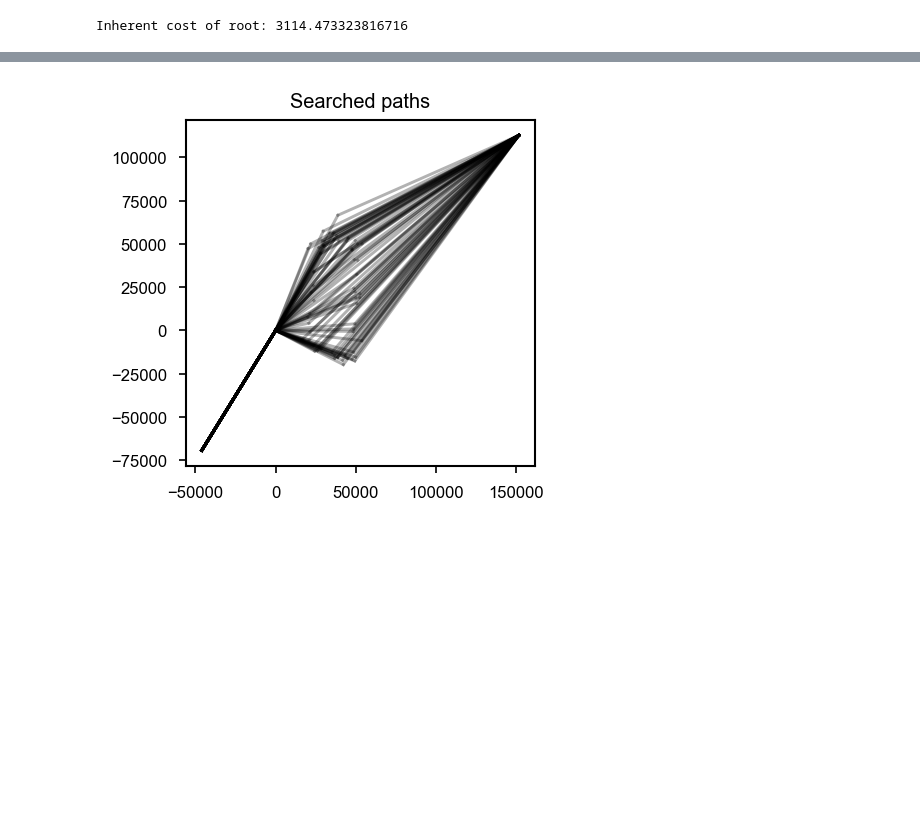
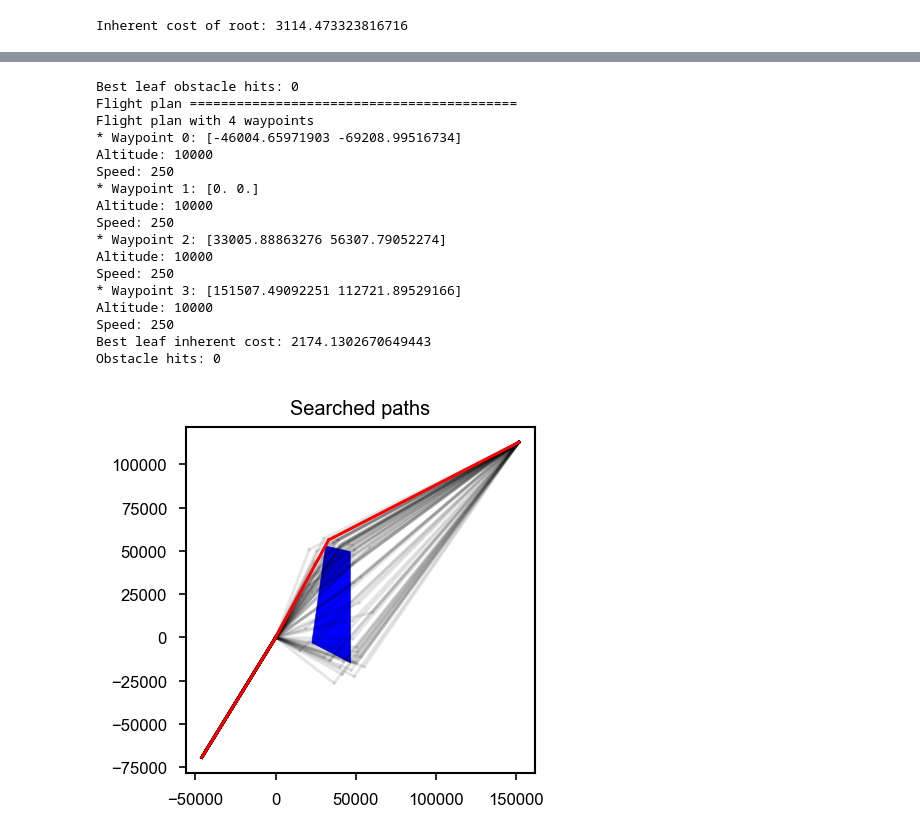
Before and after one commit to thinhhoang95/alpha-azimuth, a Jupyter notebook: MARTINI/scenario/obstacle_avoidance.ipynb, the cells around one changed output, grey strips where cells are left out. Saved outputs shown, nothing was run; the diff lists cells and outputs as text; code cells hidden in the pictures; blank space fills up the shorter version.

Commit message:
Obstacle avoidance done for real

```diff
--- a/MARTINI/scenario/obstacle_avoidance.ipynb
+++ b/MARTINI/scenario/obstacle_avoidance.ipynb
@@ -170,17 +177,59 @@ Best value: 2155.290234416769
 # %%
 plt.figure(figsize=(3, 3), dpi=150)
 
 # Iterate through children and get their states
 for action, child_node in my_tree.root.children.items():
     flight_plan = child_node.state
     # print(f"\nAction: {action}")
     # print(f"Number of waypoints: {len(flight_plan)}")
     # print(f"Waypoints: {flight_plan.waypoints}")
 
     for i in range(len(flight_plan.waypoints) - 1):
-        plt.plot([flight_plan.waypoints[i][0], flight_plan.waypoints[i+1][0]], [flight_plan.waypoints[i][1], flight_plan.waypoints[i+1][1]], color='black', alpha=0.3)
+        plt.plot([flight_plan.waypoints[i][0], flight_plan.waypoints[i+1][0]],
+                 [flight_plan.waypoints[i][1], flight_plan.waypoints[i+1][1]],
+                 color='black', alpha=0.1)
+
+# Plot the obstacle
+plt.fill(np.append(obstacle[:, 0] * 1000, obstacle[0, 0] * 1000),
+             np.append(obstacle[:, 1] * 1000, obstacle[0, 1] * 1000),
+             color='blue')
+
+
+# Find the best leaf node
+best_leaf = my_tree.find_best_leaf()
+
+# Plot the flight plan of the best leaf
+flight_plan = best_leaf.state
+print('Best leaf obstacle hits:', best_leaf.obstacle_hits)
+print('Flight plan ==========================================')
+print(flight_plan)
+
+best_leaf.evaluate_inherent(obstacle_obj, airspace)
+print('Best leaf inherent cost:', best_leaf.inherent_cost)
+print('Obstacle hits:', best_leaf.obstacle_hits)
+
+# Plot the flight plan
+for i in range(len(flight_plan.waypoints) - 1):
+    plt.plot([flight_plan.waypoints[i][0], flight_plan.waypoints[i+1][0]], [flight_plan.waypoints[i][1], flight_plan.waypoints[i+1][1]], color='red')
 
 plt.title('Searched paths')
 plt.show()
 # %% [output]
+Best leaf obstacle hits: 0
+Flight plan ==========================================
+Flight plan with 4 waypoints
+* Waypoint 0: [-46004.65971903 -69208.99516734]
+Altitude: 10000
+Speed: 250
+* Waypoint 1: [0. 0.]
+Altitude: 10000
+Speed: 250
+* Waypoint 2: [33005.88863276 56307.79052274]
+Altitude: 10000
+Speed: 250
+* Waypoint 3: [151507.49092251 112721.89529166]
+Altitude: 10000
+Speed: 250
+Best leaf inherent cost: 2174.1302670649443
+Obstacle hits: 0
-[figure, old version]
+[figure, new version]
```
Also changed, not shown: parts of 4 cells of this notebook, 2 other files.
